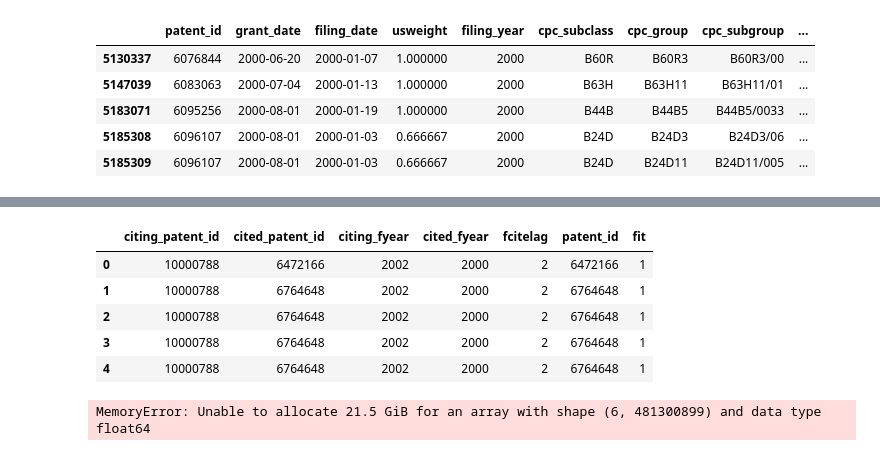
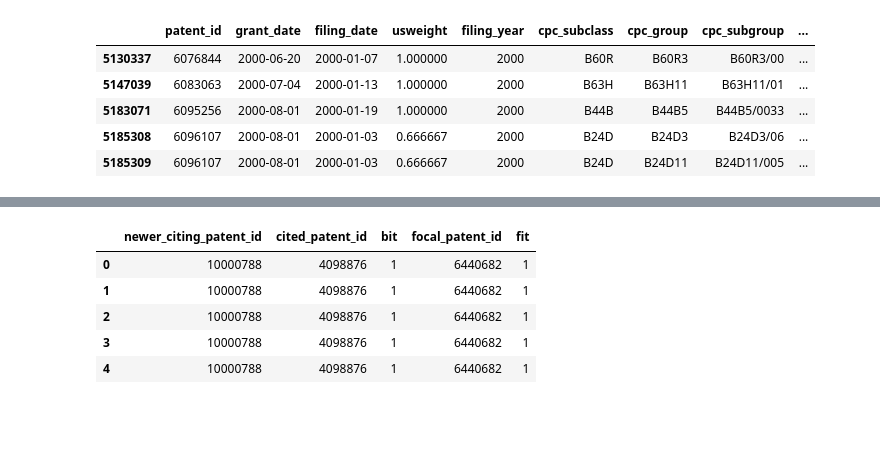
Before and after one commit to awekim/NASci-TechNexus, a Jupyter notebook: DataExploration.ipynb, the cells around one changed output, grey strips where cells are left out. Cells and saved outputs as stored; diff of their text form; code cells hidden in the pictures; blank space fills up the shorter version.

```diff
--- a/DataExploration.ipynb
+++ b/DataExploration.ipynb
@@ -108,19 +127,0 @@ newer_citations.head()
-# %%
-focal_cited_by_newer = citations[(citations['citing_fyear'] > 2000) & (citations['citing_fyear'] < 2006)]
-focal_cited_by_newer = focal_cited_by_newer.merge(focal_patents[['patent_id']], left_on='cited_patent_id', right_on='patent_id', how='inner')
-focal_cited_by_newer['fit'] = 1
-focal_cited_by_newer.head()
-# %% [output]
-|  | citing_patent_id | cited_patent_id | citing_fyear | cited_fyear | fcitelag | patent_id | fit |
-| 0 | 10000788 | 6472166 | 2002 | 2000 | 2 | 6472166 | 1 |
-| 1 | 10000788 | 6764648 | 2002 | 2000 | 2 | 6764648 | 1 |
-| 2 | 10000788 | 6764648 | 2002 | 2000 | 2 | 6764648 | 1 |
-| 3 | 10000788 | 6764648 | 2002 | 2000 | 2 | 6764648 | 1 |
-| 4 | 10000788 | 6764648 | 2002 | 2000 | 2 | 6764648 | 1 |
-# %%
-data = newer_citations.merge(focal_cited_by_newer, on=['citing_patent_id', 'cited_patent_id'], how='outer').fillna(0)
-data['fitbit'] = data['fit'] * data['bit']
-data['cdindex'] = -2 * data['fitbit'] + data['fit']
-data.head()
-# %% [output]
-MemoryError: Unable to allocate 21.5 GiB for an array with shape (6, 481300899) and data type float64
@@ -133,0 +128,19 @@ cdindex_summary.to_csv("c:\\Data_patents\\uspto_updates_patview\\cdindex_results
+# %%
+# Merge newer_citations and focal_citations
+# newer_citing_patent_id: Prior patent's Follow-on patent
+# cited_patent_id: Focal Patent's Prior patent
+# focal_patent_id: Focal patent
+# bit: 1 if newer_citing_patent_id cites cited_patent_id
+# fit: 1 if focal_patent_id cites cited_patent_id
+cd_index_data = newer_citations[['newer_citing_patent_id','cited_patent_id','bit']].merge(focal_citations[['focal_patent_id','cited_patent_id','fit']],
+                                                                                    left_on='cited_patent_id',
+                                                                                    right_on='cited_patent_id', how='left')
+cd_index_data.fillna(0, inplace=True)
+cd_index_data.head()
+# %% [output]
+|  | newer_citing_patent_id | cited_patent_id | bit | focal_patent_id | fit |
+| 0 | 10000788 | 4098876 | 1 | 6440682 | 1 |
+| 1 | 10000788 | 4098876 | 1 | 6440682 | 1 |
+| 2 | 10000788 | 4098876 | 1 | 6440682 | 1 |
+| 3 | 10000788 | 4098876 | 1 | 6440682 | 1 |
+| 4 | 10000788 | 4098876 | 1 | 6440682 | 1 |
```
Also changed, not shown: parts of 14 cells of this notebook.
